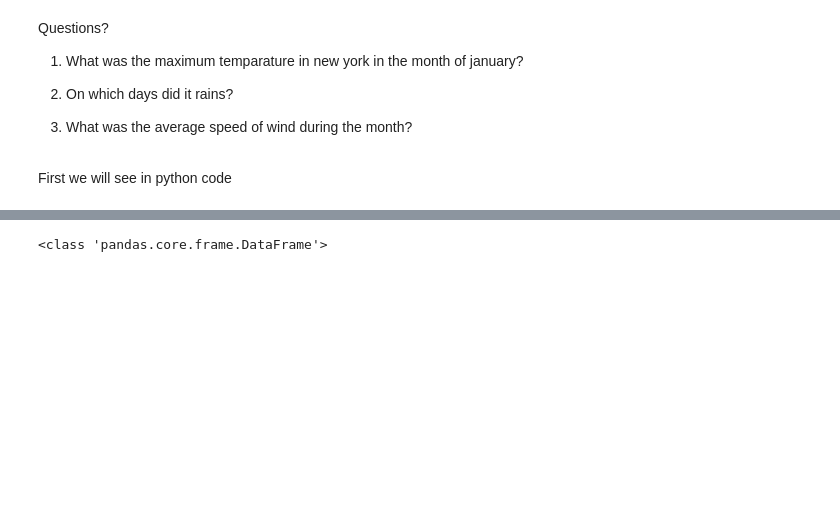
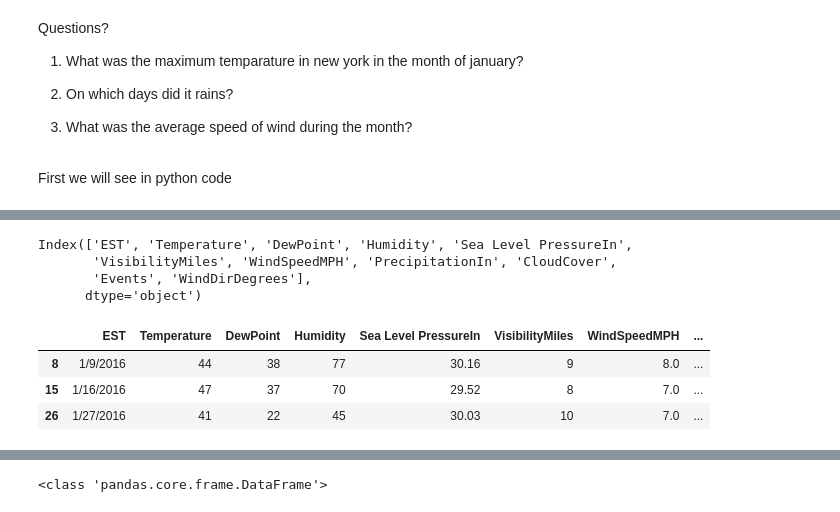
Before and after one commit to rahul8879/gen-ai-training, a Jupyter notebook: 01_PYTHON_FOR_AI/Pandas/1_getting_started/1_introduction.ipynb, the cells around one changed output, grey strips where cells are left out. Drawn from its saved outputs; the diff is of its cells as text; code cells hidden in the pictures; blank space fills up the shorter version.

```diff
--- a/01_PYTHON_FOR_AI/Pandas/1_getting_started/1_introduction.ipynb
+++ b/01_PYTHON_FOR_AI/Pandas/1_getting_started/1_introduction.ipynb
@@ -16,3 +16,6 @@ Questions?
 First we will see in python code
 # %%
 import pandas as pd
+# %%
+df = pd.read_csv('nyc_weather.csv')
+df.tail(2) # select top 2 from table
@@ -18,0 +66,14 @@ import pandas as pd
+# %%
+df.columns
+# %% [output]
+Index(['EST', 'Temperature', 'DewPoint', 'Humidity', 'Sea Level PressureIn',
+       'VisibilityMiles', 'WindSpeedMPH', 'PrecipitationIn', 'CloudCover',
+       'Events', 'WindDirDegrees'],
+      dtype='object')
+# %%
+df[(df['Events']=='Rain') & (df['WindSpeedMPH']>2 )]
+# %% [output]
+|  | EST | Temperature | DewPoint | Humidity | Sea Level PressureIn | VisibilityMiles | WindSpeedMPH | ... |
+| 8 | 1/9/2016 | 44 | 38 | 77 | 30.16 | 9 | 8.0 | ... |
+| 15 | 1/16/2016 | 47 | 37 | 70 | 29.52 | 8 | 7.0 | ... |
+| 26 | 1/27/2016 | 41 | 22 | 45 | 30.03 | 10 | 7.0 | ... |
```
Also changed, not shown: parts of 6 cells of this notebook, 11 other files.
